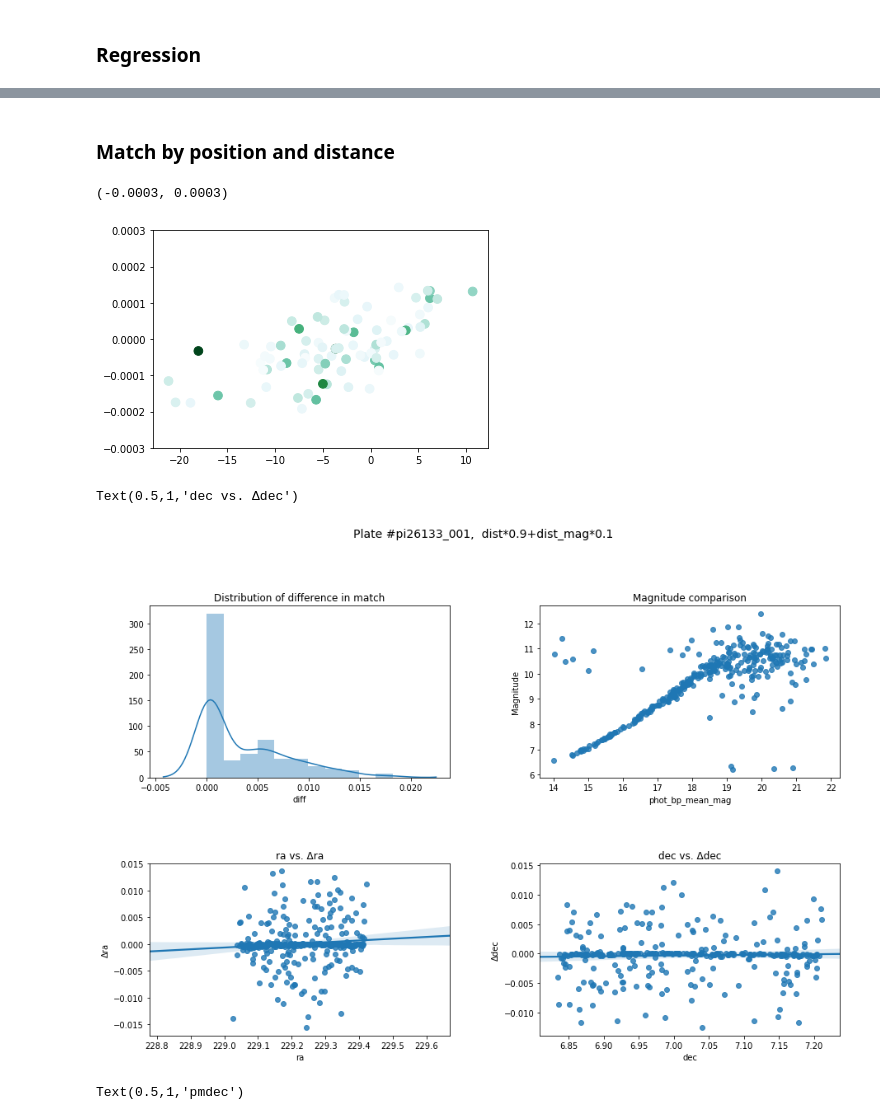
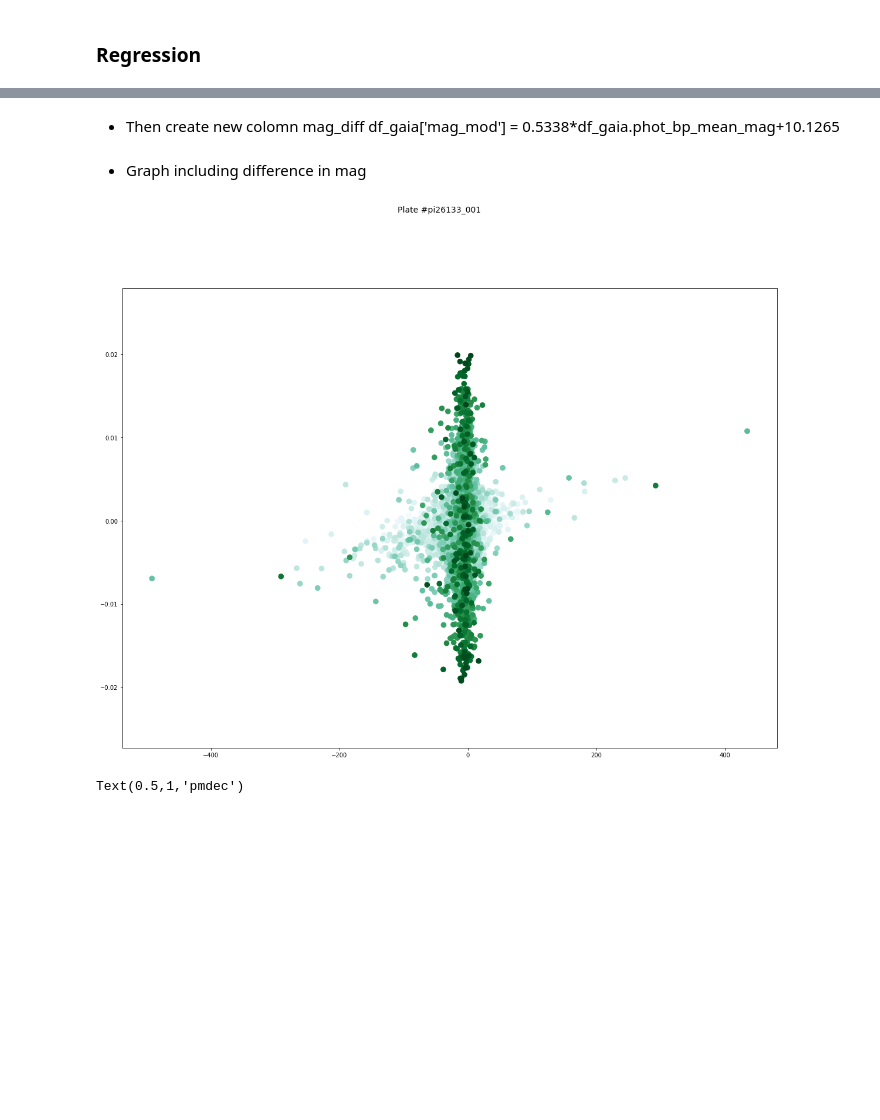
Before and after one commit to oliang2000/yerkes-plate-digitization, a Jupyter notebook: APT.ipynb, the cells around one changed output, grey strips where cells are left out. Saved outputs shown, nothing was run; the diff lists cells and outputs as text; code cells hidden in the pictures; blank space fills up the shorter version.

```diff
--- a/APT.ipynb
+++ b/APT.ipynb
@@ -39,3 +46,7 @@ df_apt = df_apt_[['CentroidRA', 'CentroidDec','Magnitude', 'MagUncertainty']]
+# %%
+df_gaia = df_gaia.query('dec<55').query('dec>40').query('ra>170').query('ra<195').dropna().reset_index(drop=True)
+df_apt = df_apt.query('CentroidDec<55').query('CentroidDec>40').\
+query('CentroidRA>170').query('CentroidRA<195').dropna().reset_index(drop=True)
 # %% [markdown]
 ## Plots
 # %%
@@ -77 +99,9 @@ df = df.sort_values('diff').drop_duplicates('CentroidRA')
+# %%
+#new vars
+df['Δra'] = df.apply(lambda row: row.ra - row.CentroidRA, axis = 1)
+df['Δdec'] = df.apply(lambda row: row.dec - row.CentroidDec, axis = 1)
+df['Δmag'] = df.apply(lambda row: row.Magnitude - row.phot_bp_mean_mag, axis = 1)
+
+#subset
+df_filtered = df.query('diff<0.02')
 # %%
@@ -82,8 +111,0 @@ Text(0.5,1,'Distribution of difference in match')
-# %%
-#new vars
-df['Δra'] = df.apply(lambda row: row.ra - row.CentroidRA, axis = 1)
-df['Δdec'] = df.apply(lambda row: row.dec - row.CentroidDec, axis = 1)
-df['Δmag'] = df.apply(lambda row: row.Magnitude - row.phot_bp_mean_mag, axis = 1)
-
-#subset
-df_filtered = df.query('diff<0.0002')
@@ -212,4 +231,2 @@ OLS Regression Results
 Warnings:
 [1] Standard Errors assume that the covariance matrix of the errors is correctly specified.
-# %% [markdown]
-### Match by position and distance
@@ -253,37 +233,21 @@ df = df.sort_values('diff').drop_duplicates('CentroidRA')
-# %%
-#new vars
-df['Δra'] = df.apply(lambda row: row.ra - row.CentroidRA, axis = 1)
-df['Δdec'] = df.apply(lambda row: row.dec - row.CentroidDec, axis = 1)
-df['Δmag'] = df.apply(lambda row: row.Magnitude - row.phot_bp_mean_mag, axis = 1)
-
-#subset
-df_filtered = df.query('diff<0.0002')
+# %% [markdown]
+- Then create new colomn mag_diff
+df_gaia['mag_mod'] = 0.5338*df_gaia.phot_bp_mean_mag+10.1265
+# %% [markdown]
+- Graph including difference in mag
 # %%
-points = plt.scatter(df_filtered["pmra"], df_filtered["Δra"],
-                     c=df_filtered["dist_mag"], s=75, cmap="BuGn")
+df_na = df.dropna().reset_index(drop=True)#for regression
+fig = plt.figure(figsize=(20,15))#graph size
+title = fig.suptitle("Plate #pi26133_001", fontsize=14)
+fig.subplots_adjust(top=0.85, wspace=0.3, hspace=0.5)
+
+points = plt.scatter(df_filtered["pmdec"], df_filtered["Δdec"],
+                     c=df_filtered["diff"], s=75, cmap="BuGn")
 axes = plt.gca()
-axes.set_ylim([-0.0003,0.0003])
-
-#sns.regplot('pmra','Δra',c = 'dist_mag',data=df_filtered).set_title('pmra')
+#axes.set_ylim([-0.012, 0.012])
+#sns.regplot('pmra','Δra',c = 'diff_mag',data=df_filtered).set_title('pmra')
 # %% [output]
-(-0.0003, 0.0003)
-[figure, old version]
+[figure, new version]
-# %%
-fig = plt.figure(figsize=(15,10))
-title = fig.suptitle("Plate #pi26133_001,  dist*0.9+dist_mag*0.1", fontsize=14)
-fig.subplots_adjust(top=0.85, wspace=0.3, hspace=0.5)
-
-ax1 = fig.add_subplot(2,2,1)
-sns.distplot(df['diff']).set_title('Distribution of difference in match')
-ax2 = fig.add_subplot(2,2,2)
-sns.regplot('phot_bp_mean_mag','Magnitude',data=df, fit_reg = False).set_title('Magnitude comparison')
-ax3 = fig.add_subplot(2,2,3)
-sns.regplot('ra','Δra',data=df).set_title('ra vs. Δra')
-ax4 = fig.add_subplot(2,2,4)
-sns.regplot('dec','Δdec',data=df).set_title('dec vs. Δdec')
-# %% [output]
-Text(0.5,1,'dec vs. Δdec')
-[figure, removed]
 # %%
 fig = plt.figure(figsize=(15,5))
 title = fig.suptitle("Plate #pi26133_001", fontsize=14)
```
Also changed, not shown: parts of 17 cells of this notebook.
